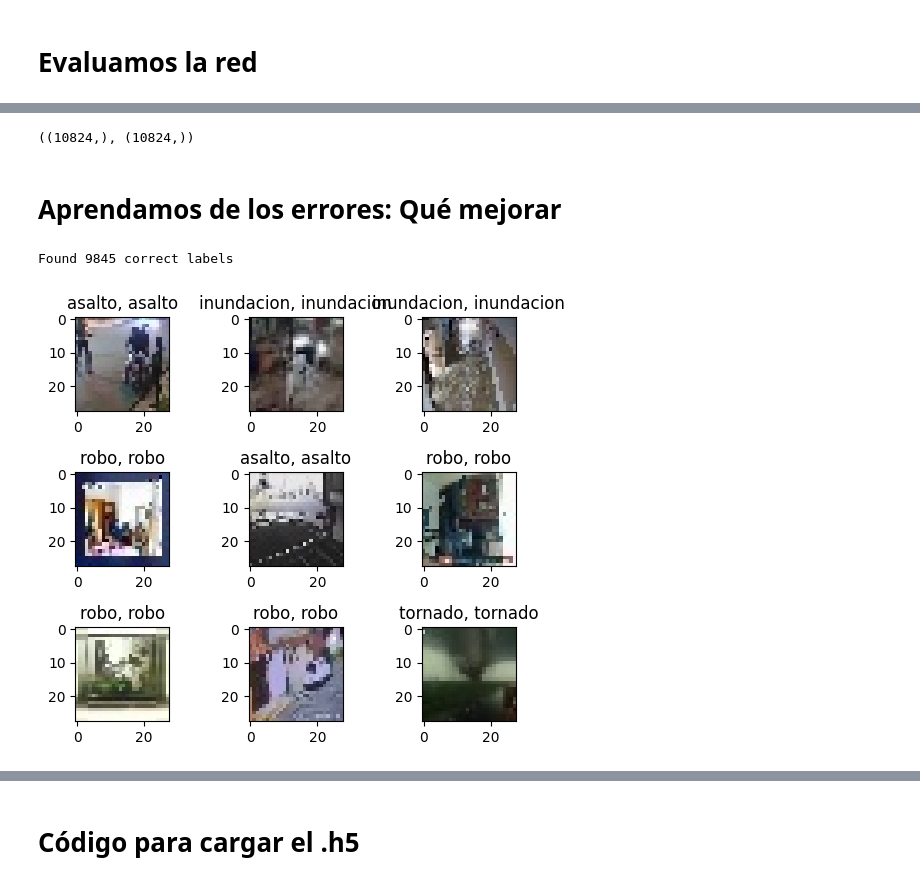
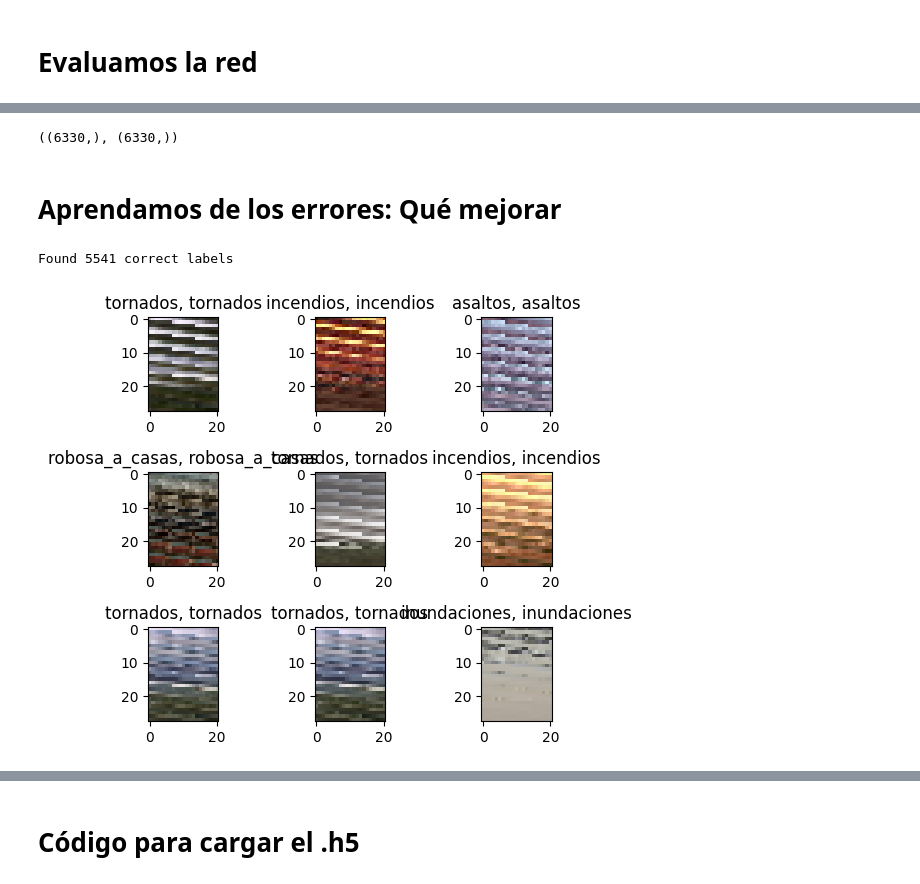
Before and after one commit to JohannIsrael/IA_GrupoA_19120151, a Jupyter notebook: CNN/CNN.ipynb, the cells around one changed output, grey strips where cells are left out. Cells and saved outputs as stored; diff of their text form; code cells hidden in the pictures.

```diff
--- a/CNN/CNN.ipynb
+++ b/CNN/CNN.ipynb
@@ -27,7 +27,7 @@ from tensorflow.keras.optimizers import SGD
 # %% [markdown]
 # Cargar set de Imágenes
 # %%
-dirname = os.path.join(os.getcwd(),'./desastres')
+dirname = os.path.join(os.getcwd(),'./imgs/dataset')
 imgpath = dirname + os.sep
 
 images = []
@@ -178,7 +178,7 @@ epochs = 20 # Cantidad de iteraciones completas al conjunto de imagenes de entre
 batch_size = 64 # cantidad de imágenes que se toman a la vez en memoria
 # %%
 sport_model = Sequential()
-sport_model.add(Conv2D(32, kernel_size=(3, 3),activation='linear',padding='same',input_shape=(28,28,3)))
+sport_model.add(Conv2D(32, kernel_size=(3, 3),activation='linear',padding='same',input_shape=(28,21,3)))
 sport_model.add(LeakyReLU(alpha=0.1))
 sport_model.add(MaxPooling2D((2, 2),padding='same'))
 sport_model.add(Dropout(0.5))
@@ -320,22 +320,22 @@ predicted_classes=np.array(predicted_classes)
 # %%
 predicted_classes.shape, test_Y.shape
 # %% [output]
-((10824,), (10824,))
+((6330,), (6330,))
 # %% [markdown]
 # Aprendamos de los errores: Qué mejorar
 # %%
 correct = np.where(predicted_classes==test_Y)[0]
 print("Found %d correct labels" % len(correct))
 for i, correct in enumerate(correct[0:9]):
     plt.subplot(3,3,i+1)
-    plt.imshow(test_X[correct].reshape(28,28,3), cmap='gray', interpolation='none')
+    plt.imshow(test_X[correct].reshape(28,21,3), cmap='gray', interpolation='none')
     plt.title("{}, {}".format(deportes[predicted_classes[correct]],
                                                     deportes[test_Y[correct]]))
 
     plt.tight_layout()
 # %% [output]
-Found 9845 correct labels
+Found 5541 correct labels
-[figure, old version]
+[figure, new version]
 # %%
 incorrect = np.where(predicted_classes!=test_Y)[0]
 print("Found %d incorrect labels" % len(incorrect))
```
Also changed, not shown: parts of 19 cells of this notebook, 15 other files.
